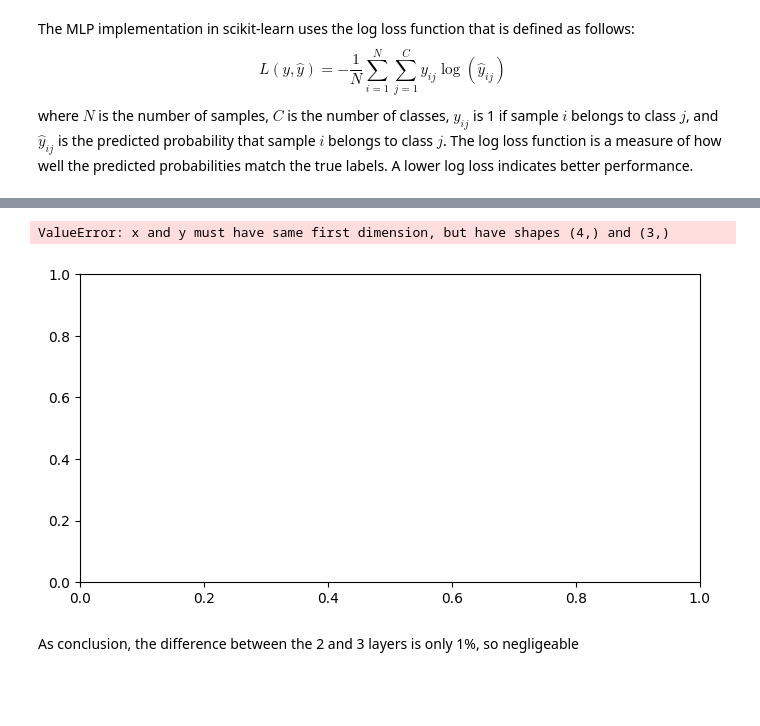
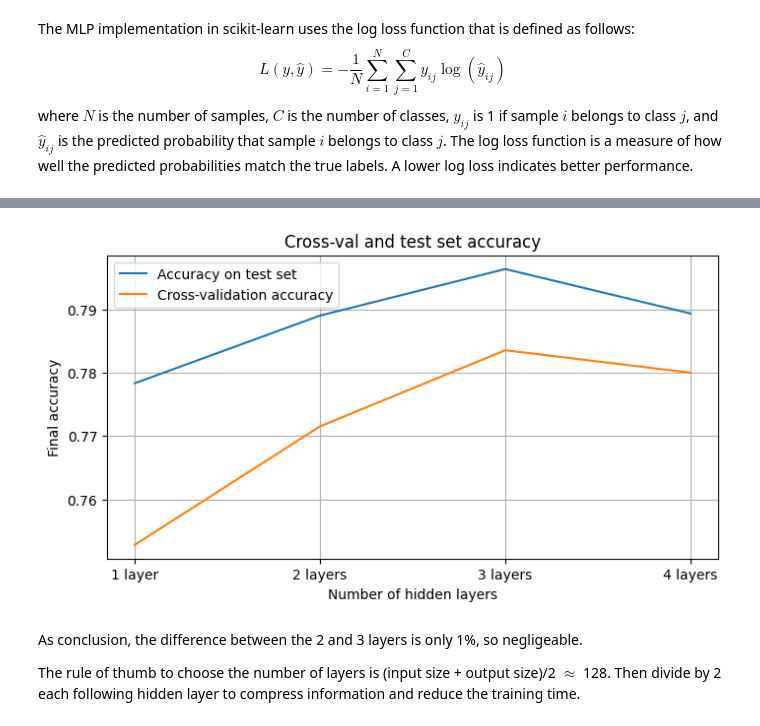
Before and after one commit to Exagor/info-h-501, a Jupyter notebook: docs/LABS/ML2_Neural_Networks.ipynb, the cells around one changed output, grey strips where cells are left out. Cells and saved outputs as stored; diff of their text form; code cells hidden in the pictures; blank space fills up the shorter version.

```diff
--- a/docs/LABS/ML2_Neural_Networks.ipynb
+++ b/docs/LABS/ML2_Neural_Networks.ipynb
@@ -164,7 +165,7 @@ Best cross-validation score:  0.7569999999999999
 Try to change the structure of the network by adding hidden layers. Using cross-validation, try to find the best architecture for your network.
 # %%
 # try more layers
-mlp_layers_clf = MLPClassifier(hidden_layer_sizes=(120, 50),
+mlp_layers_clf = MLPClassifier(hidden_layer_sizes=(128, 64),
                                 activation='relu',
                                 solver='adam',
                                 alpha=0.0001,
@@ -216,7 +218,8 @@ plt.show()
 # %%
 final_accuracys = []
 cross_vals = []
-for layer in [(120,), (120, 50), (120, 50, 20), (120, 50, 20, 10)]:
+loss_curves = []
+for layer in [(128,), (128, 64), (128, 64, 32), (128, 64, 32, 16)]:
     mlp_layers_clf = MLPClassifier(hidden_layer_sizes=layer,
                                     activation='relu',
                                     solver='adam',
@@ -232,4 +235,5 @@ for layer in [(120,), (120, 50), (120, 50, 20), (120, 50, 20, 10)]:
                 False)
     final_accuracys.append(accuracy)
     cross_vals.append(cross_val)
+    loss_curves.append(mlp_layers_clf.loss_curve_)
 # %% [output]
@@ -237,16 +271,17 @@ NameError: name 'MLPClassifier' is not defined
 # %%
 plt.figure(figsize=(8, 4))
 plt.plot([1,2,3,4], final_accuracys)
 plt.plot([1,2,3,4], cross_vals)
 plt.title('Cross-val and test set accuracy')
-plt.xlabel('Number of layers')
+plt.xlabel('Number of hidden layers')
 plt.ylabel('Final accuracy')
 plt.legend(['Accuracy on test set', 'Cross-validation accuracy'])
 plt.grid()
 plt.xticks([1,2,3,4], ['1 layer','2 layers', '3 layers', '4 layers'])
 plt.show()
 # %% [output]
-ValueError: x and y must have same first dimension, but have shapes (4,) and (3,)
-[figure, old version]
+[figure, new version]
 # %% [markdown]
-As conclusion, the difference between the 2 and 3 layers is only 1%, so negligeable
+As conclusion, the difference between the 2 and 3 layers is only 1%, so negligeable.
+
+The rule of thumb to choose the number of layers is (input size + output size)/2 $\approx$ 128. Then divide by 2 each following hidden layer to compress information and reduce the training time.
```
Also changed, not shown: parts of 9 cells of this notebook, 9 other files.
